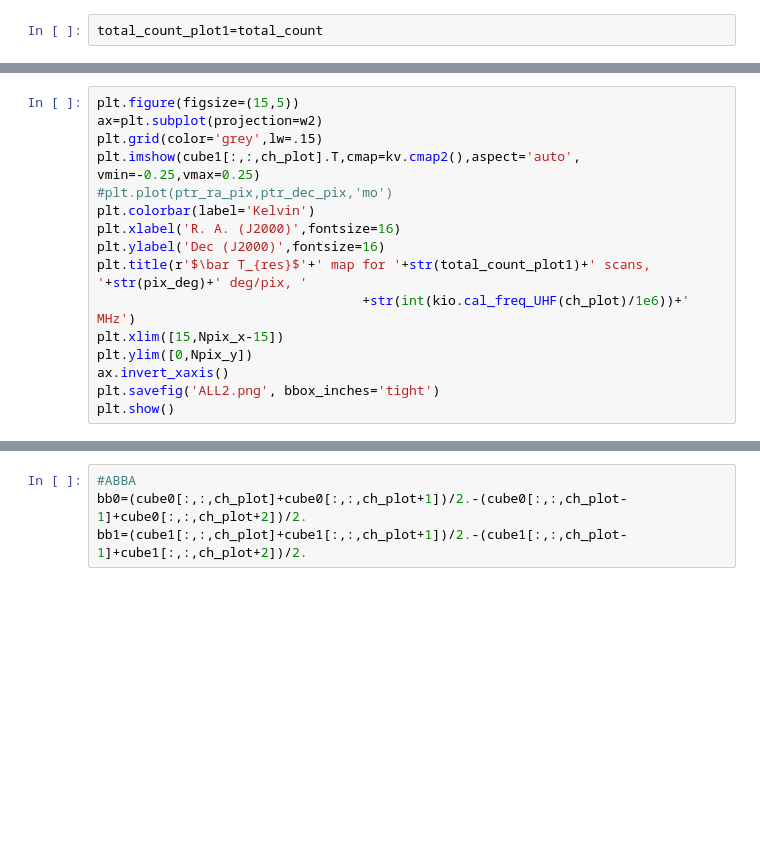
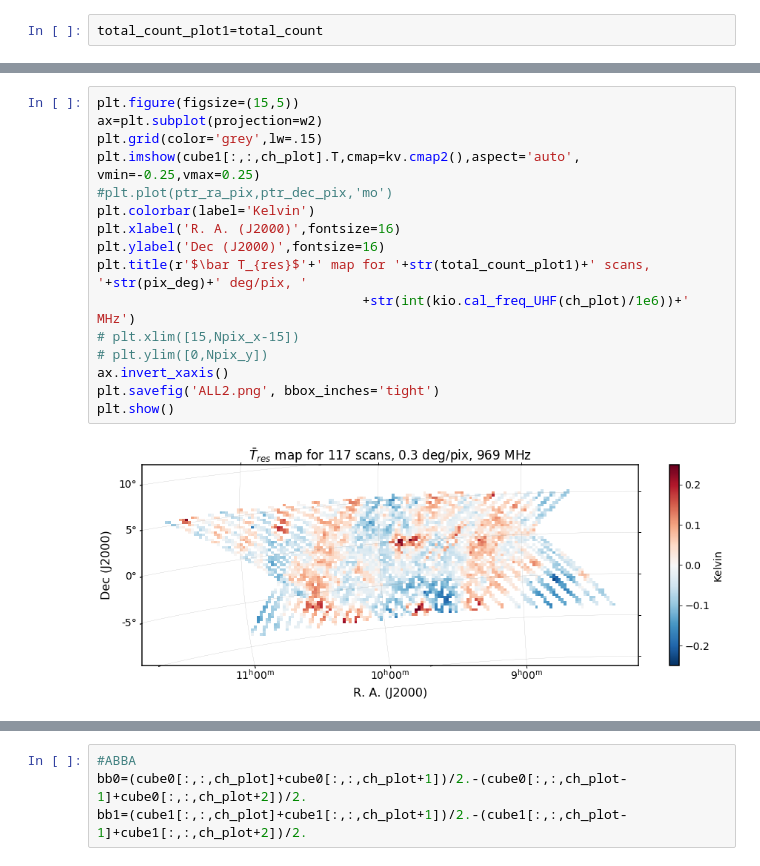
Before and after one commit to astro-tyliu/katcali_pipeline, a Jupyter notebook: level6/KATcali_multi_level6_py3_step1.ipynb, the cells around one changed output, grey strips where cells are left out. Drawn from its saved outputs; the diff is of its cells as text; blank space fills up the shorter version.

```diff
--- a/level6/KATcali_multi_level6_py3_step1.ipynb
+++ b/level6/KATcali_multi_level6_py3_step1.ipynb
@@ -679,19 +1170,21 @@ plt.show()
 # %%
 plt.figure(figsize=(15,5))
 ax=plt.subplot(projection=w2)
 plt.grid(color='grey',lw=.15)
 plt.imshow(cube1[:,:,ch_plot].T,cmap=kv.cmap2(),aspect='auto', vmin=-0.25,vmax=0.25)
 #plt.plot(ptr_ra_pix,ptr_dec_pix,'mo')
 plt.colorbar(label='Kelvin')
 plt.xlabel('R. A. (J2000)',fontsize=16)
 plt.ylabel('Dec (J2000)',fontsize=16)
 plt.title(r'$\bar T_{res}$'+' map for '+str(total_count_plot1)+' scans, '+str(pix_deg)+' deg/pix, '
                                   +str(int(kio.cal_freq_UHF(ch_plot)/1e6))+' MHz')
-plt.xlim([15,Npix_x-15])
-plt.ylim([0,Npix_y])
+# plt.xlim([15,Npix_x-15])
+# plt.ylim([0,Npix_y])
 ax.invert_xaxis()
 plt.savefig('ALL2.png', bbox_inches='tight')
 plt.show()
+# %% [output]
+[figure, added]
 # %%
 aa=cube1[:,:,ch_plot]
 aa=aa[~np.isnan(aa)]
```
Also changed, not shown: parts of 34 cells of this notebook, 13 other files.
